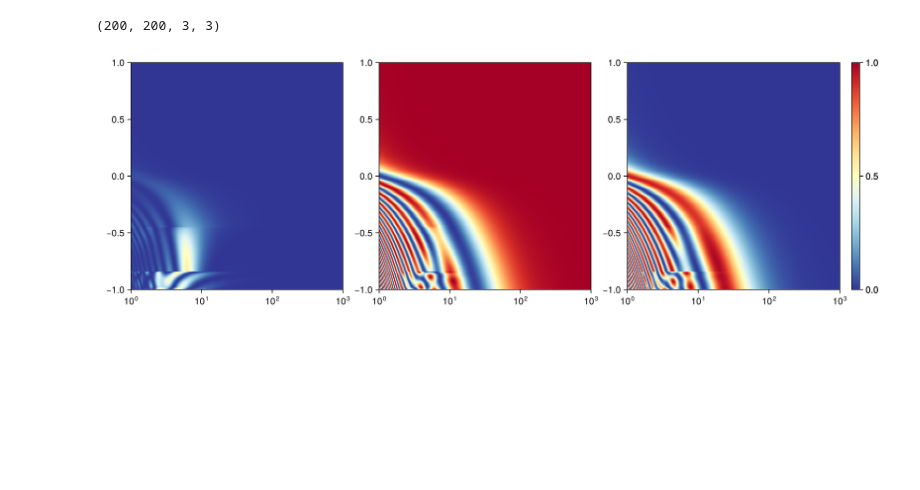
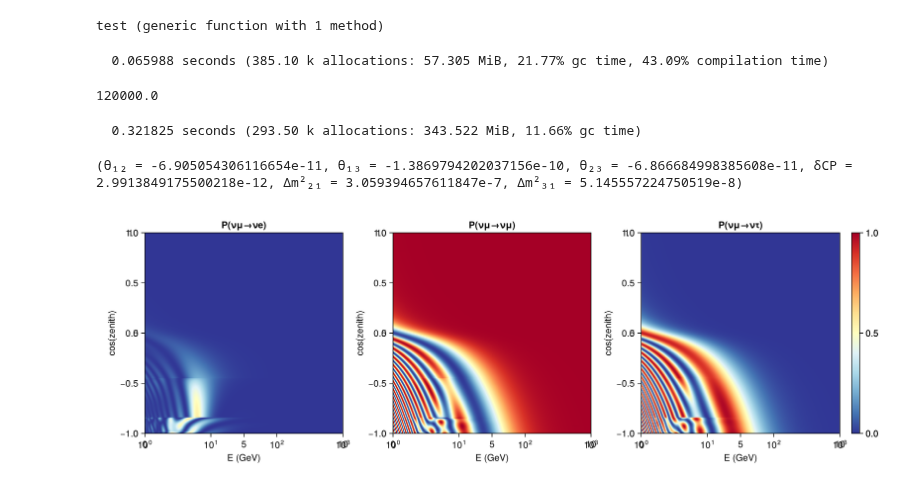
Before and after one commit to philippeller/Newtrinos.jl, a Jupyter notebook: src/theory/MSW.ipynb, the cells around one changed output. Drawn from its saved outputs; the diff is of its cells as text; code cells hidden in the pictures; blank space fills up the shorter version.

```diff
--- a/src/theory/MSW.ipynb
+++ b/src/theory/MSW.ipynb
@@ -21 +18,4 @@ e_bins = 10. .^ collect(LinRange(0,3,201));
+# %%
+cz_bins = LinRange(-1,1,201);
+e_bins = 10. .^ LinRange(0,3,201);
 # %%
@@ -27,4 +177,0 @@ layers = Newtrinos.earth_layers.compute_layers(midpoints(cz_bins));
-# %%
-size(p_earth)
-# %% [output]
-(200, 200, 3, 3)
@@ -31,11 +180,29 @@ size(p_earth)
+# %%
+test(p) = sum(osc_prob(midpoints(e_bins), paths, layers, p, anti=false);)
+# %% [output]
+test (generic function with 1 method)
+# %%
+@time test(NamedTuple(Newtrinos.osc.standard.params))
+# %% [output]
+  0.065988 seconds (385.10 k allocations: 57.305 MiB, 21.77% gc time, 43.09% compilation time)
+120000.0
+# %%
+@time ForwardDiff.gradient(test, NamedTuple(Newtrinos.osc.standard.params))
+# %% [output]
+  0.321825 seconds (293.50 k allocations: 343.522 MiB, 11.66% gc time)
+(θ₁₂ = -6.905054306116654e-11, θ₁₃ = -1.3869794202037156e-10, θ₂₃ = -6.866684998385608e-11, δCP = 2.9913849175500218e-12, Δm²₂₁ = 3.059394657611847e-7, Δm²₃₁ = 5.145557224750519e-8)
 # %%
 fig = Figure(size=(1200,400))
 for i in 1:3
-    ax = Axis(fig[1,i], xscale=log10)
+    ax = Axis(fig[1,i], xscale=log10, xlabel="E (GeV)", ylabel=("cos(zenith)"))
     hm = heatmap!(ax, e_bins, cz_bins, p_earth[:, :, 2,i], colormap=Reverse(:RdYlBu), colorrange=(0,1))
     Colorbar(fig[1,4], hm)
 end
 
+Axis(fig[1,1]).title = "P(νμ→νe)"
+Axis(fig[1,2]).title = "P(νμ→νμ)"
+Axis(fig[1,3]).title = "P(νμ→ντ)"
+save("MSW.png",fig)
 fig
 # %% [output]
-[figure, old version]
+[figure, new version]
```
Also changed, not shown: parts of 34 cells of this notebook, 10 other files.
